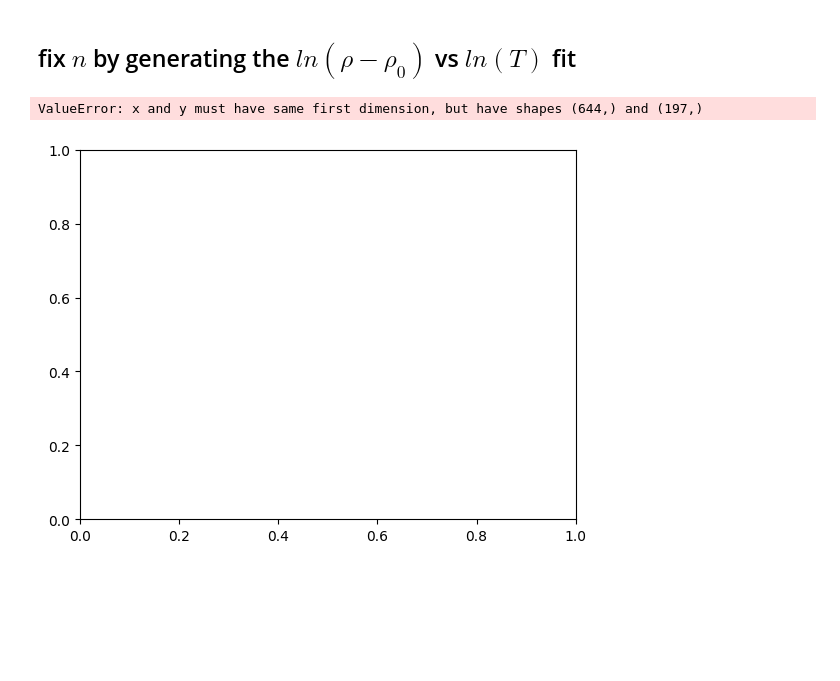
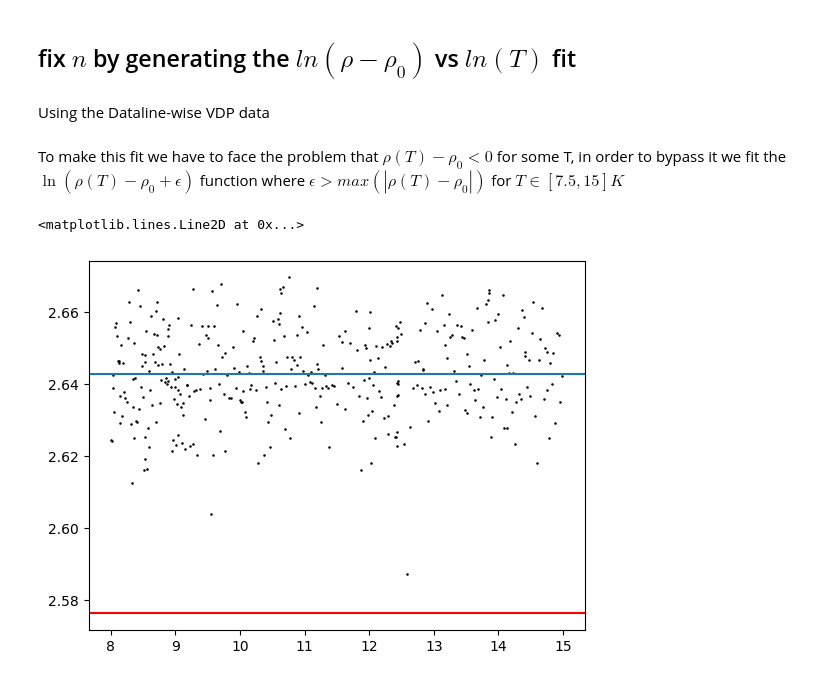
Before and after one commit to gamberoillecito/Nb-Characterization, a Jupyter notebook: R-vs-T/VdP.ipynb, the cells around one changed output. Saved outputs shown, nothing was run; the diff lists cells and outputs as text; code cells hidden in the pictures; blank space fills up the shorter version.

```diff
--- a/R-vs-T/VdP.ipynb
+++ b/R-vs-T/VdP.ipynb
@@ -1029,12 +1038,31 @@ print(r_squared_poly)
 0.3071312727600012
 # %% [markdown]
 ## fix $n$ by generating the $ln(\rho-\rho_0)$ vs $ln(T)$ fit
+# %% [markdown]
+Using the Dataline-wise VDP data
+# %% [markdown]
+To make this fit we have to face the problem that $\rho(T)-\rho_0 <0 $ for some T, in order to bypass it we fit the $\ln(\rho(T)-\rho_0 + \epsilon)$ function where $\epsilon > max(|\rho(T)-\rho_0|)$ for $T\in [7.5, 15]K$
 # %%
-#use the quadratic fit to define Rs0
-Rs0 = np.poly1d(coeffs)(subset_sample_T)[0]
-rr0 = clean_Rs_mc - Rs0
+#define epsilon as
+max_deltaRs = 0
+for i in range(len(T_sub)):
+    if ((Rs[i]-Rho_0)<0 and np.abs(Rs[i]-Rho_0)> max_deltaRs): max_deltaRs = np.abs(Rs[i]-Rho_0) + .2*np.abs(Rs[i]-Rho_0)
+
+plt.scatter(T_sub, Rs_sub, s = .7, color='black', label="Rf plot")
+plt.axhline(Rho_0)
+plt.axhline(Rho_0-max_deltaRs, color = 'red')
+# %% [output]
+<matplotlib.lines.Line2D at 0x...>
+[figure, added]
 # %%
-plt.plot(np.log(sample_T) ,np.log(rr0))
+# # filter all the point that are outside the max_deltaRs bound
+# Tf_clean = []
+# Rs_clean = []
+# for i in range(len(Tf)):
+#     if ( Rs[i] > (Rho_0 - max_deltaRs)):
+#         Rs_clean.append(Rs[i])
+#         Tf_clean.append(Tf[i])
+
+# plt.figure(figsize=(10, 6))
+# plt.grid()
+# plt.scatter(Tf_clean, Rs_clean, s = .7, color='blue', label='Sheet Resistance (VdP)')
-# %% [output]
-ValueError: x and y must have same first dimension, but have shapes (644,) and (197,)
-[figure, removed]
```
Also changed, not shown: parts of 10 cells of this notebook.
